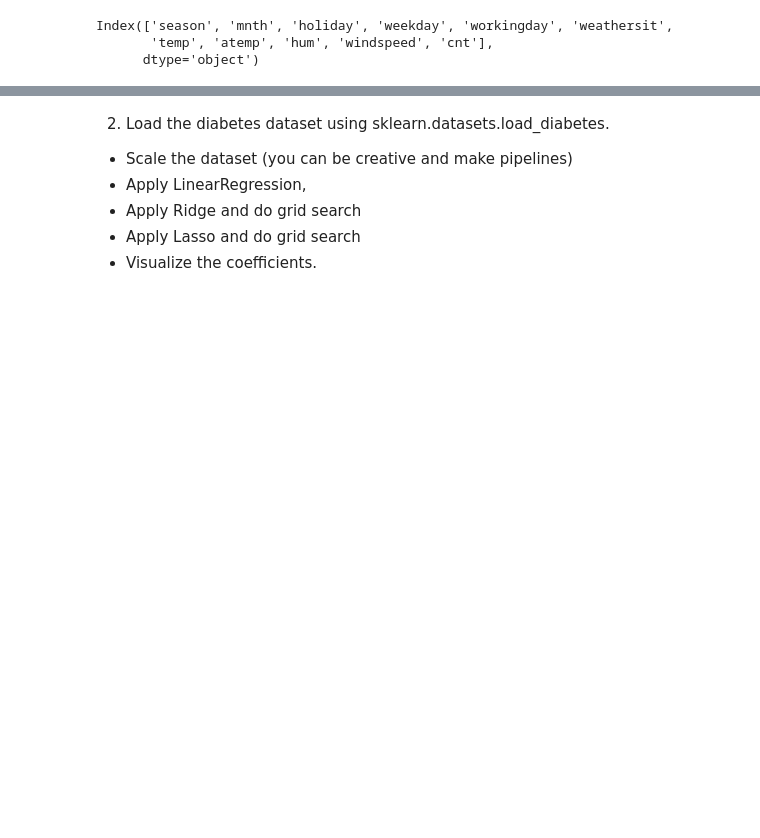
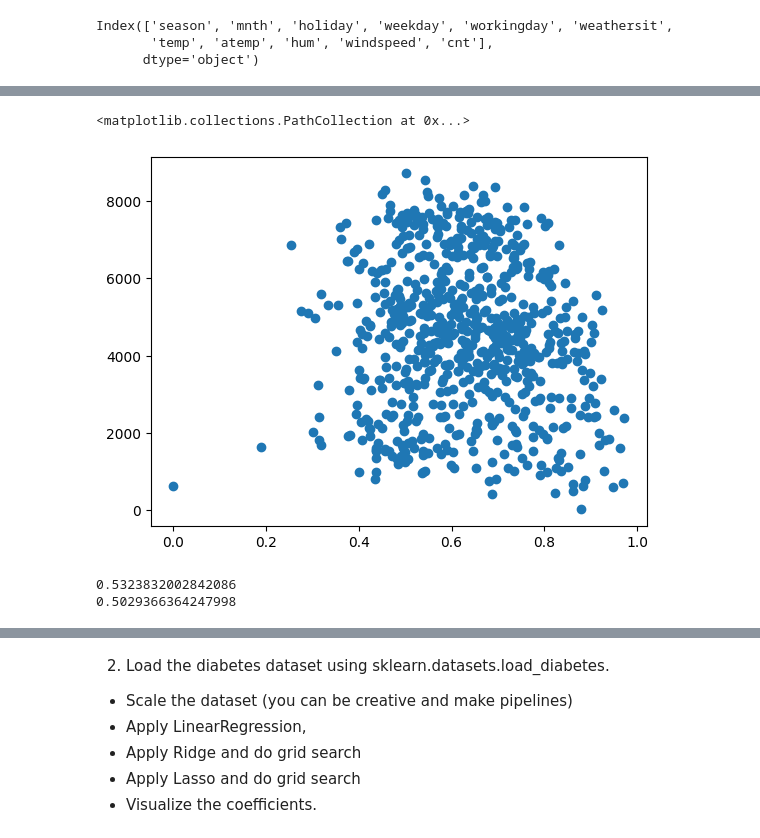
Before and after one commit to Maryam-Zubair/Data-Science, a Jupyter notebook: 6_02_Lab2St.ipynb, the cells around one changed output, grey strips where cells are left out. Cells and saved outputs as stored; diff of their text form; code cells hidden in the pictures; blank space fills up the shorter version.

```diff
--- a/6_02_Lab2St.ipynb
+++ b/6_02_Lab2St.ipynb
@@ -38,0 +57,6 @@ bike.head()
+# %%
+import matplotlib.pyplot as plt
+plt.scatter(X['hum'],y) # need both X & y
+# %% [output]
+<matplotlib.collections.PathCollection at 0x...>
+[figure, added]
@@ -38,0 +69,8 @@ bike.head()
+# %%
+lr = LinearRegression()
+lr.fit(X_train,y_train)
+print(lr.score(X_train,y_train))
+print(lr.score(X_test,y_test))
+# %% [output]
+0.5323832002842086
+0.5029366364247998
```
Also changed, not shown: parts of 29 cells of this notebook.
